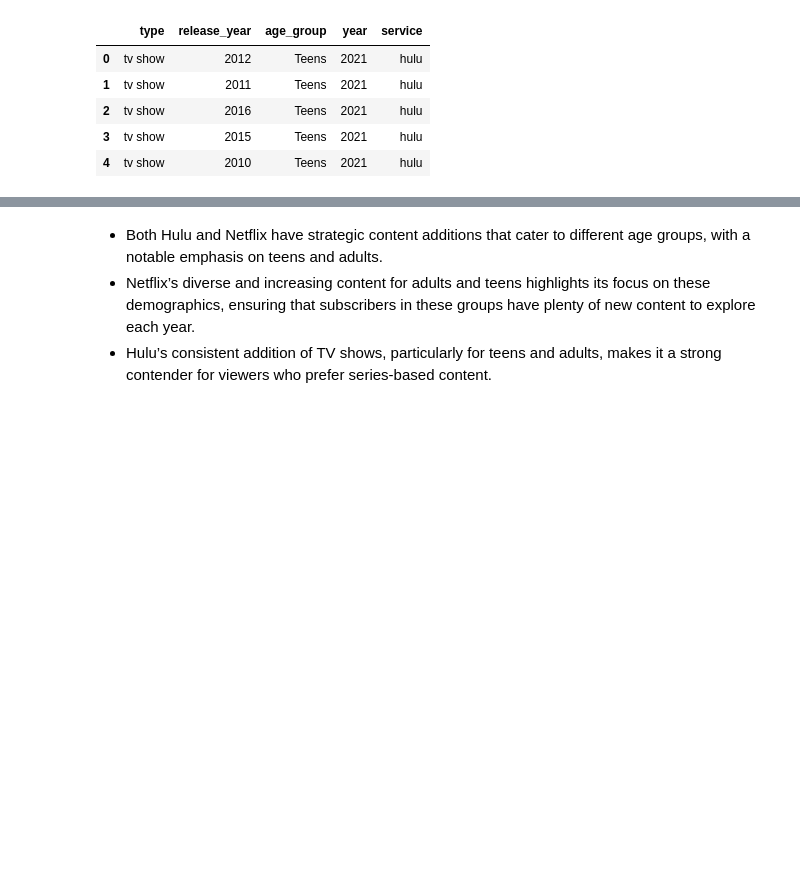
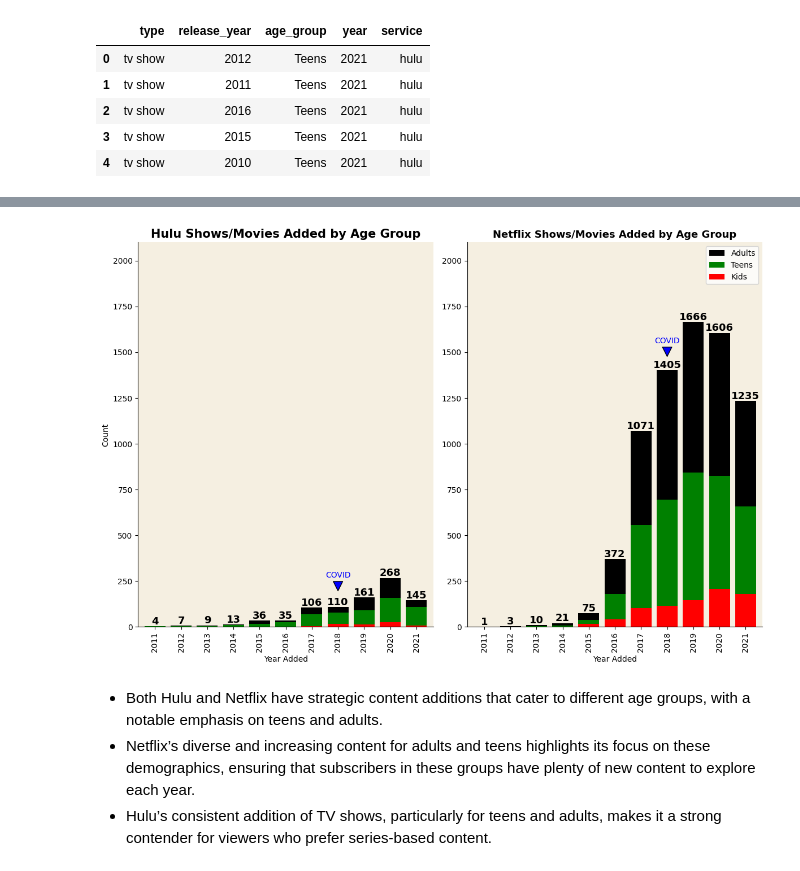
Before and after one commit to RickyMiura/Netflix-Hulu-EDA, a Jupyter notebook: victor_visuals.ipynb, the cells around one changed output, grey strips where cells are left out. Drawn from its saved outputs; the diff is of its cells as text; code cells hidden in the pictures; blank space fills up the shorter version.

```diff
--- a/victor_visuals.ipynb
+++ b/victor_visuals.ipynb
@@ -223,3 +156,72 @@ plt.show()
+# %%
+# Create pivot tables for Hulu and Netflix
+df_hulu = df_age[df_age['service'] == 'hulu']
+df_netflix = df_age[df_age['service'] == 'netflix']
+
+# Group by year and age group to get the counts
+piv_hulu = pd.crosstab(df_hulu['year'], df_hulu['age_group'])
+piv_netflix = pd.crosstab(df_netflix['year'], df_netflix['age_group'])
+
+# Desired order
+desired_order = ['Kids', 'Teens', 'Adults']
+piv_hulu = piv_hulu[desired_order]
+piv_netflix = piv_netflix[desired_order]
+
+# Plotting
+fig, (ax1, ax2) = plt.subplots(1, 2, figsize=(12, 8))
+
+# Plot 1: Hulu
+ax1 = piv_hulu.plot.bar(stacked=True, ax=ax1, color=['red', 'green', 'black'], width=0.8)
+ax1.set_title('Hulu Shows/Movies Added by Age Group', fontsize = 15, weight = 'bold')
+ax1.set_xlabel('Year Added')
+ax1.set_ylabel('Count')
+ax1.set_ylim(0, 2100)  # Set the y-axis limit
+ax1.spines['top'].set_visible(False)
+ax1.spines['right'].set_visible(False)
+ax1.set_facecolor('#f5efe1')
+
+# Manually sum and label the top of the bars for Hulu
+for x, y in enumerate(piv_hulu.sum(axis=1)):
+    ax1.annotate(y, (x, y + 10), ha='center', fontsize=13, color='black', weight='bold')
+
+# Plot 2: Netflix
+ax2 = piv_netflix.plot.bar(stacked=True, ax=ax2, color=['red', 'green', 'black'], width=0.8)
+ax2.set_title('Netflix Shows/Movies Added by Age Group', fontsize = 13, weight = 'bold')
+ax2.set_xlabel('Year Added')
+ax2.set_ylabel('')
+ax2.set_ylim(0, 2100)  # Set the y-axis limit
+ax2.spines['top'].set_visible(False)
+ax2.spines['right'].set_visible(False)
+ax2.set_facecolor('#f5efe1')
+
+# Manually sum and label the top of the bars for Netflix
+for x, y in enumerate(piv_netflix.sum(axis=1)):
+    ax2.annotate(y, (x, y + 10), ha='center', fontsize=13, color='black', weight='bold')
+
+# Custom legend order and formatting
+for ax in [ax1, ax2]:
+    handles, labels = ax.get_legend_handles_labels()
+    order = [2, 1, 0]  # Adults, Teens, Kids
+    ax.legend([handles[idx] for idx in order], [labels[idx] for idx in order])
+
+# Annotate 2018 as COVID year
+ax1.annotate('COVID', xy=(7, 190), xytext=(7, 270),
+             arrowprops=dict(facecolor='blue', shrink=0.1),
+             fontsize=10, color='blue', ha='center')
+
+# Annotate 2018 as COVID year
+ax2.annotate('COVID', xy=(7, 1470), xytext=(7, 1550),
+             arrowprops=dict(facecolor='blue', shrink=0.1),
+             fontsize=10, color='blue', ha='center')
+
+
+# Remove legend in plot 0
+ax1.get_legend().remove()
+
+plt.tight_layout()
+plt.show()
+# %% [output]
+[figure, added]
 # %% [markdown]
 * Both Hulu and Netflix have strategic content additions that cater to different age groups, with a notable emphasis on teens and adults.
 * Netflix’s diverse and increasing content for adults and teens highlights its focus on these demographics, ensuring that subscribers in these groups have plenty of new content to explore each year.
```
Also changed, not shown: parts of 7 cells of this notebook.
